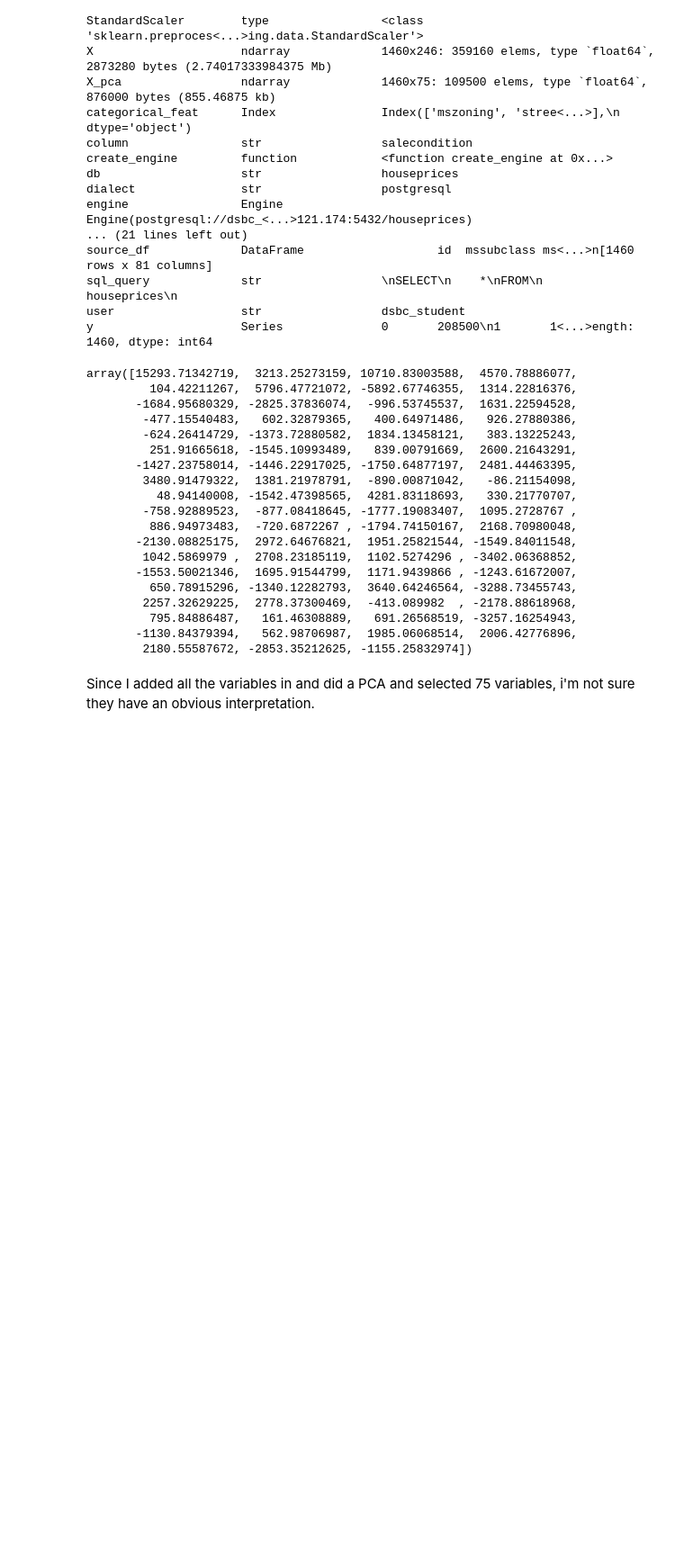
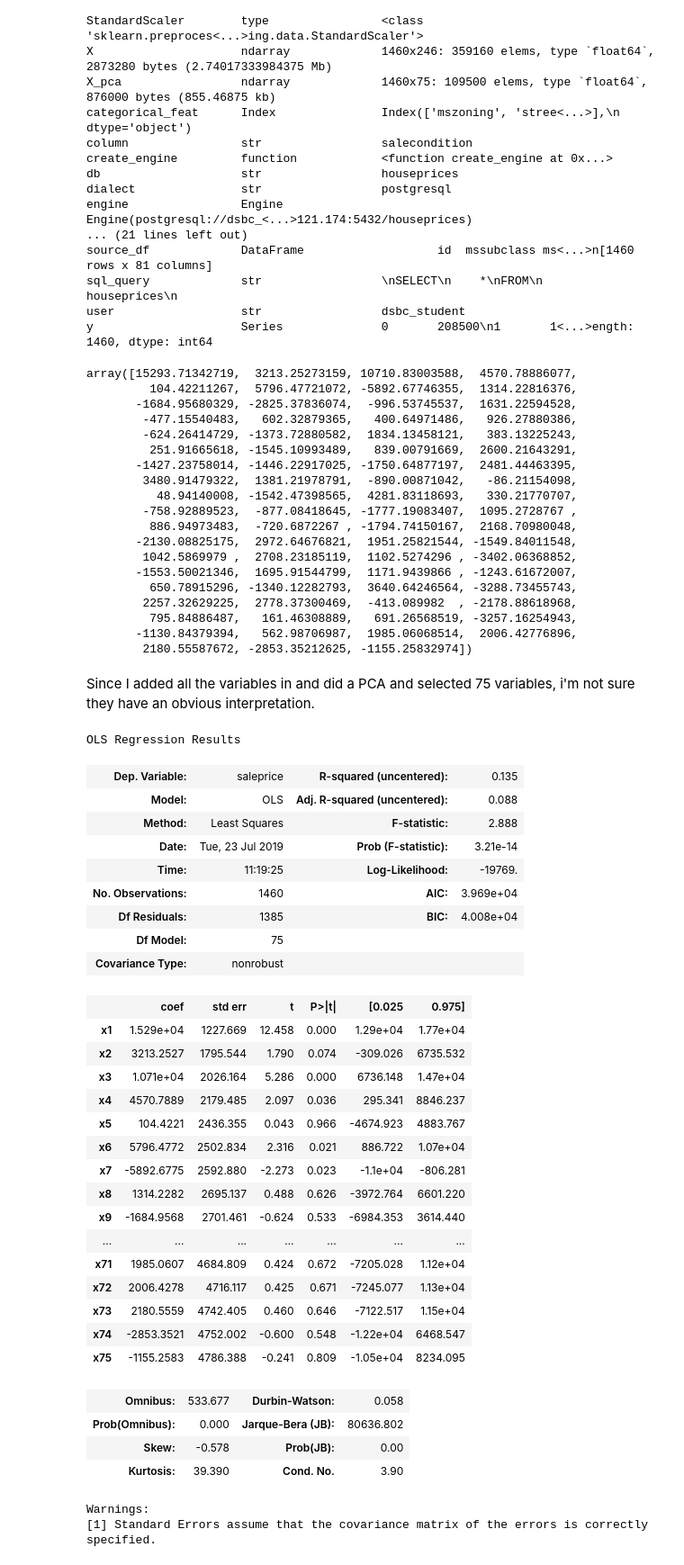
Before and after one commit to chrisoyer/thinkful_notes, a Jupyter notebook: Unit_2_supervised_learning/19.4_interpreting_coefs_drill_3_house_price.ipynb, the cells around one changed output. Shown at 90% size. Cells and saved outputs as stored; diff of their text form; code cells hidden in the pictures; blank space fills up the shorter version.

```diff
--- a/Unit_2_supervised_learning/19.4_interpreting_coefs_drill_3_house_price.ipynb
+++ b/Unit_2_supervised_learning/19.4_interpreting_coefs_drill_3_house_price.ipynb
@@ -155,4 +155,40 @@ array([15293.71342719,  3213.25273159, 10710.83003588,  4570.78886077,
 Since I added all the variables in and did a PCA and selected 75 variables, i'm not sure they have an obvious interpretation.
 # %%
 import statsmodels.api as sm
-sm.add_constant(pca_75)
+sm.add_constant(X_pca)
+results = sm.OLS(y, X_pca).fit()
+# %%
+results.summary()
+# %% [output]
+OLS Regression Results
+| Dep. Variable: | saleprice | R-squared (uncentered): | 0.135 |
+| Model: | OLS | Adj. R-squared (uncentered): | 0.088 |
+| Method: | Least Squares | F-statistic: | 2.888 |
+| Date: | Tue, 23 Jul 2019 | Prob (F-statistic): | 3.21e-14 |
+| Time: | 11:19:25 | Log-Likelihood: | -19769. |
+| No. Observations: | 1460 | AIC: | 3.969e+04 |
+| Df Residuals: | 1385 | BIC: | 4.008e+04 |
+| Df Model: | 75 |  |  |
+| Covariance Type: | nonrobust |  |  |
+|  | coef | std err | t | P>|t| | [0.025 | 0.975] |
+| x1 | 1.529e+04 | 1227.669 | 12.458 | 0.000 | 1.29e+04 | 1.77e+04 |
+| x2 | 3213.2527 | 1795.544 | 1.790 | 0.074 | -309.026 | 6735.532 |
+| x3 | 1.071e+04 | 2026.164 | 5.286 | 0.000 | 6736.148 | 1.47e+04 |
+| x4 | 4570.7889 | 2179.485 | 2.097 | 0.036 | 295.341 | 8846.237 |
+| x5 | 104.4221 | 2436.355 | 0.043 | 0.966 | -4674.923 | 4883.767 |
+| x6 | 5796.4772 | 2502.834 | 2.316 | 0.021 | 886.722 | 1.07e+04 |
+| x7 | -5892.6775 | 2592.880 | -2.273 | 0.023 | -1.1e+04 | -806.281 |
+| x8 | 1314.2282 | 2695.137 | 0.488 | 0.626 | -3972.764 | 6601.220 |
+| x9 | -1684.9568 | 2701.461 | -0.624 | 0.533 | -6984.353 | 3614.440 |
+| ... | ... | ... | ... | ... | ... | ... |
+| x71 | 1985.0607 | 4684.809 | 0.424 | 0.672 | -7205.028 | 1.12e+04 |
+| x72 | 2006.4278 | 4716.117 | 0.425 | 0.671 | -7245.077 | 1.13e+04 |
+| x73 | 2180.5559 | 4742.405 | 0.460 | 0.646 | -7122.517 | 1.15e+04 |
+| x74 | -2853.3521 | 4752.002 | -0.600 | 0.548 | -1.22e+04 | 6468.547 |
+| x75 | -1155.2583 | 4786.388 | -0.241 | 0.809 | -1.05e+04 | 8234.095 |
+| Omnibus: | 533.677 | Durbin-Watson: | 0.058 |
+| Prob(Omnibus): | 0.000 | Jarque-Bera (JB): | 80636.802 |
+| Skew: | -0.578 | Prob(JB): | 0.00 |
+| Kurtosis: | 39.390 | Cond. No. | 3.90 |
+Warnings:
+[1] Standard Errors assume that the covariance matrix of the errors is correctly specified.
```
Also changed, not shown: parts of 4 cells of this notebook.
